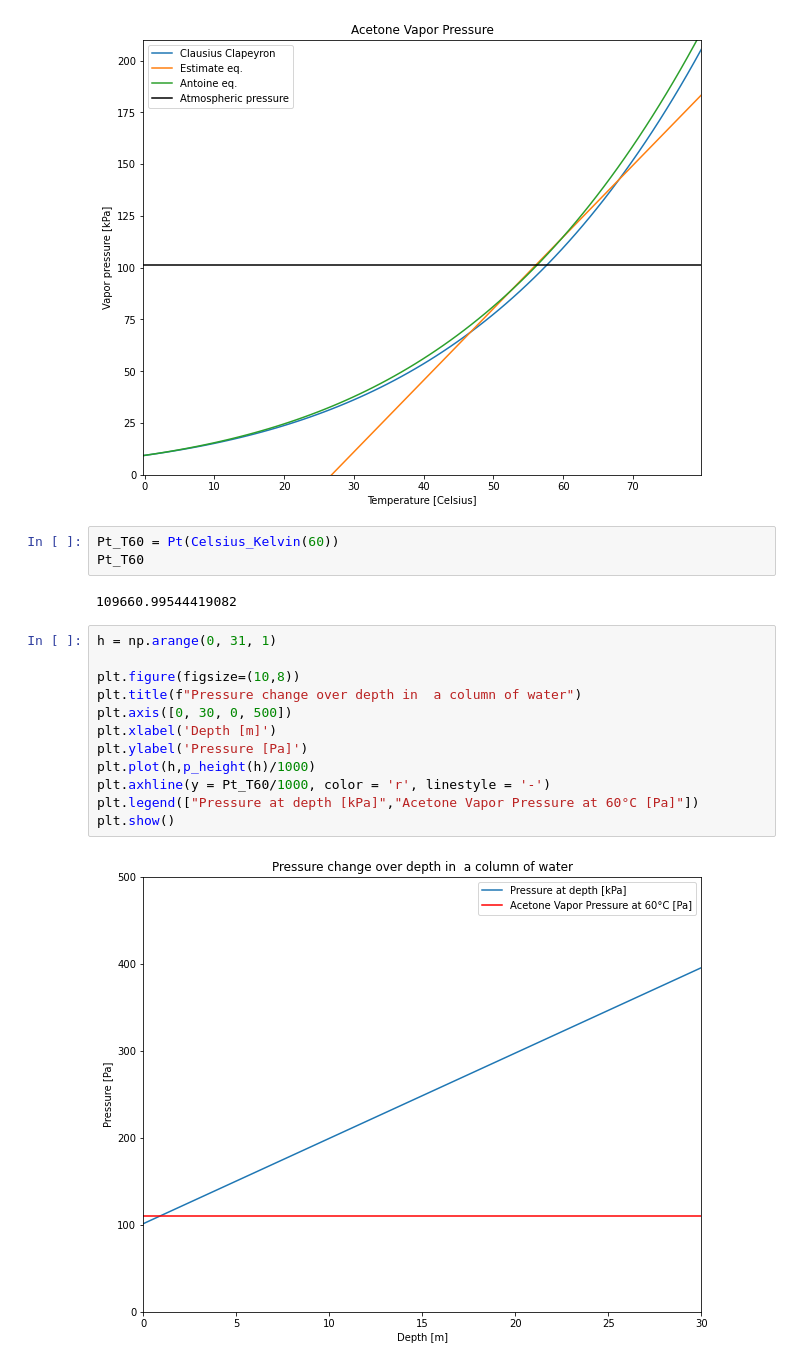
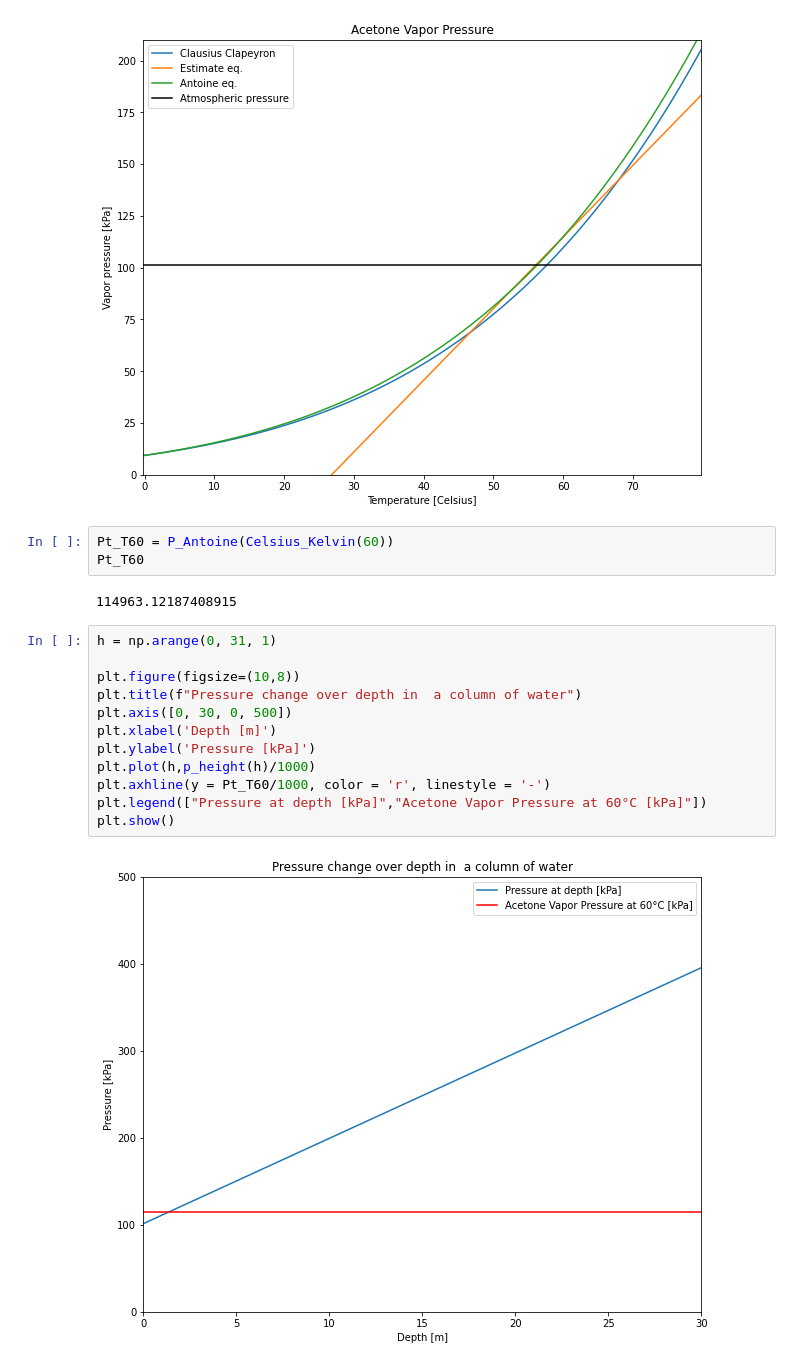
Before and after one commit to biosustain/CO2_fixation_models, a Jupyter notebook: Scripts/S3C_ActnBoilingPointByDepth.ipynb, the cells around one changed output. Drawn from its saved outputs; the diff is of its cells as text.

```diff
--- a/Scripts/S3C_ActnBoilingPointByDepth.ipynb
+++ b/Scripts/S3C_ActnBoilingPointByDepth.ipynb
@@ -88,21 +92,21 @@ plt.show()
 # %% [output]
 [figure]
 # %%
-Pt_T60 = Pt(Celsius_Kelvin(60))
+Pt_T60 = P_Antoine(Celsius_Kelvin(60))
 Pt_T60
 # %% [output]
-109660.99544419082
+114963.12187408915
 # %%
 h = np.arange(0, 31, 1)
 
 plt.figure(figsize=(10,8))
 plt.title(f"Pressure change over depth in  a column of water")
 plt.axis([0, 30, 0, 500])
 plt.xlabel('Depth [m]')
-plt.ylabel('Pressure [Pa]')
+plt.ylabel('Pressure [kPa]')
 plt.plot(h,p_height(h)/1000)
 plt.axhline(y = Pt_T60/1000, color = 'r', linestyle = '-')
-plt.legend(["Pressure at depth [kPa]","Acetone Vapor Pressure at 60°C [Pa]"])
+plt.legend(["Pressure at depth [kPa]","Acetone Vapor Pressure at 60°C [kPa]"])
 plt.show()
 # %% [output]
-[figure, old version]
+[figure, new version]
```
Also changed, not shown: parts of 6 cells of this notebook, 1 other file.
